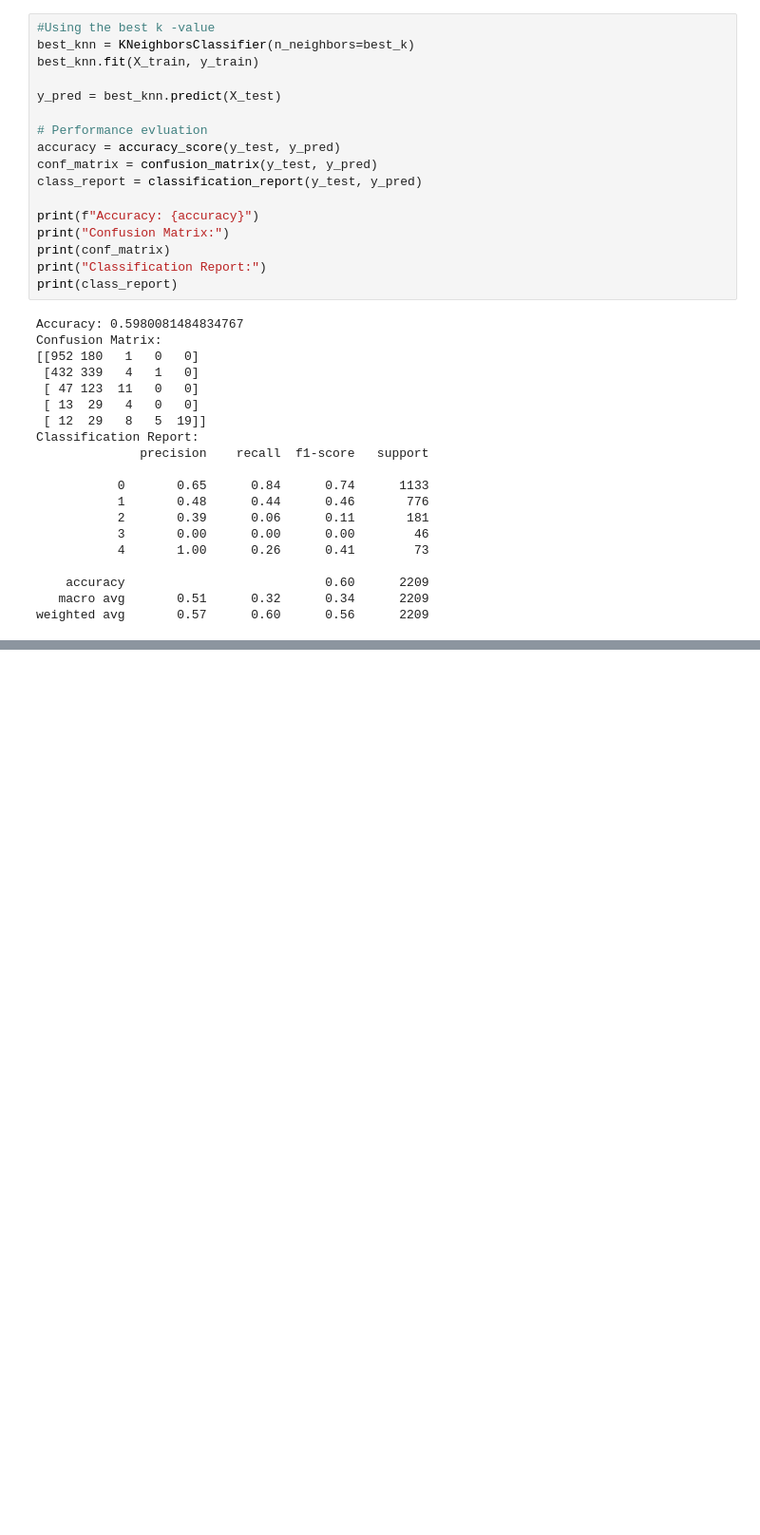
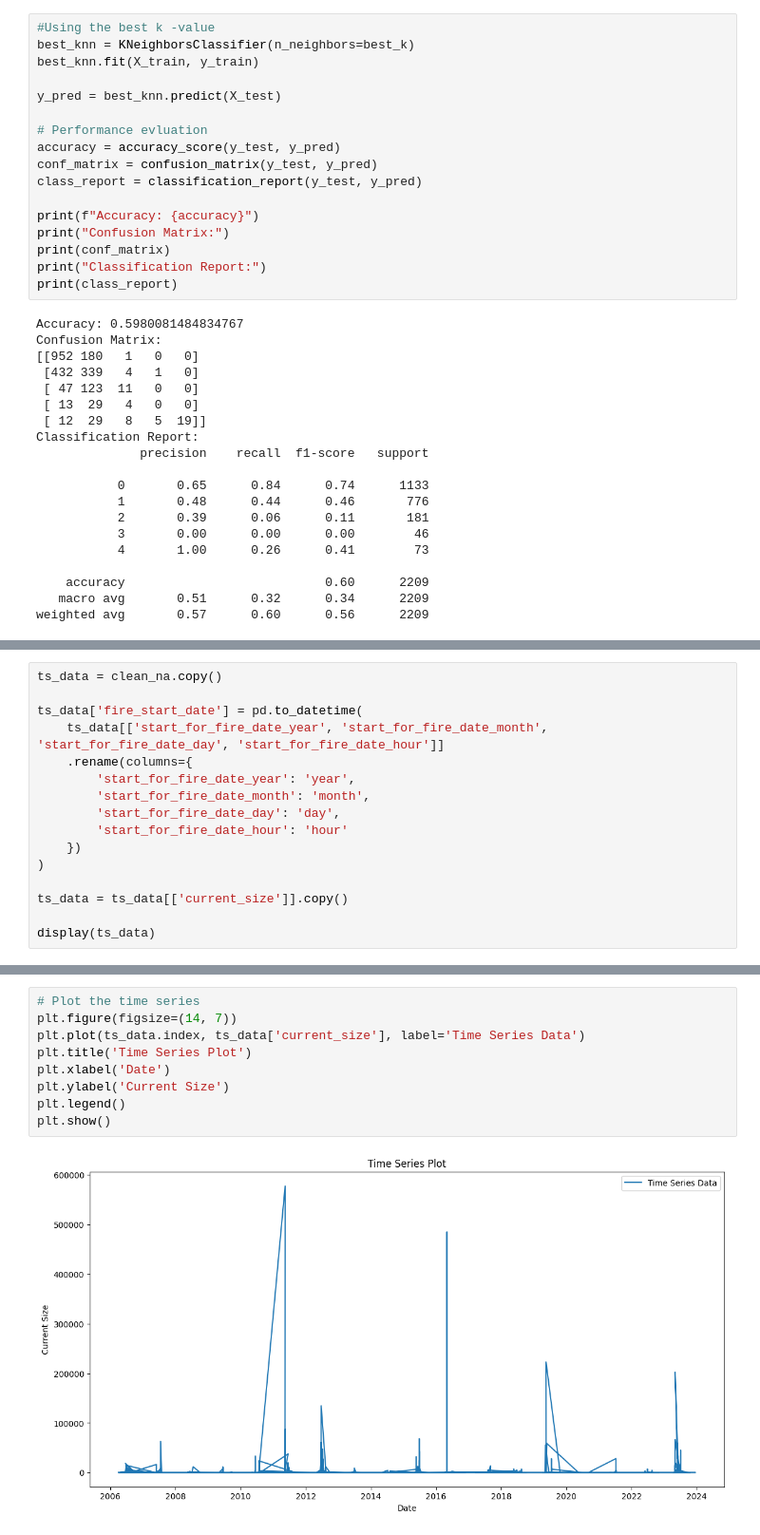
Before and after one commit to galsaidi/Data695, a Jupyter notebook: project.ipynb, the cells around one changed output, grey strips where cells are left out. Shown at 95% size. Cells and saved outputs as stored; diff of their text form; blank space fills up the shorter version.

```diff
--- a/project.ipynb
+++ b/project.ipynb
@@ -507,0 +541,16 @@ weighted avg       0.57      0.60      0.56      2209
+# %%
+ts_data = clean_na.copy()
+
+ts_data['fire_start_date'] = pd.to_datetime(
+    ts_data[['start_for_fire_date_year', 'start_for_fire_date_month', 'start_for_fire_date_day', 'start_for_fire_date_hour']]
+    .rename(columns={
+        'start_for_fire_date_year': 'year',
+        'start_for_fire_date_month': 'month',
+        'start_for_fire_date_day': 'day',
+        'start_for_fire_date_hour': 'hour'
+    })
+)
+
+ts_data = ts_data[['current_size']].copy()
+
+display(ts_data)
@@ -507,0 +572,11 @@ weighted avg       0.57      0.60      0.56      2209
+# %%
+# Plot the time series
+plt.figure(figsize=(14, 7))
+plt.plot(ts_data.index, ts_data['current_size'], label='Time Series Data')
+plt.title('Time Series Plot')
+plt.xlabel('Date')
+plt.ylabel('Current Size')
+plt.legend()
+plt.show()
+# %% [output]
+[figure, added]
```
Also changed, not shown: parts of 12 cells of this notebook.
